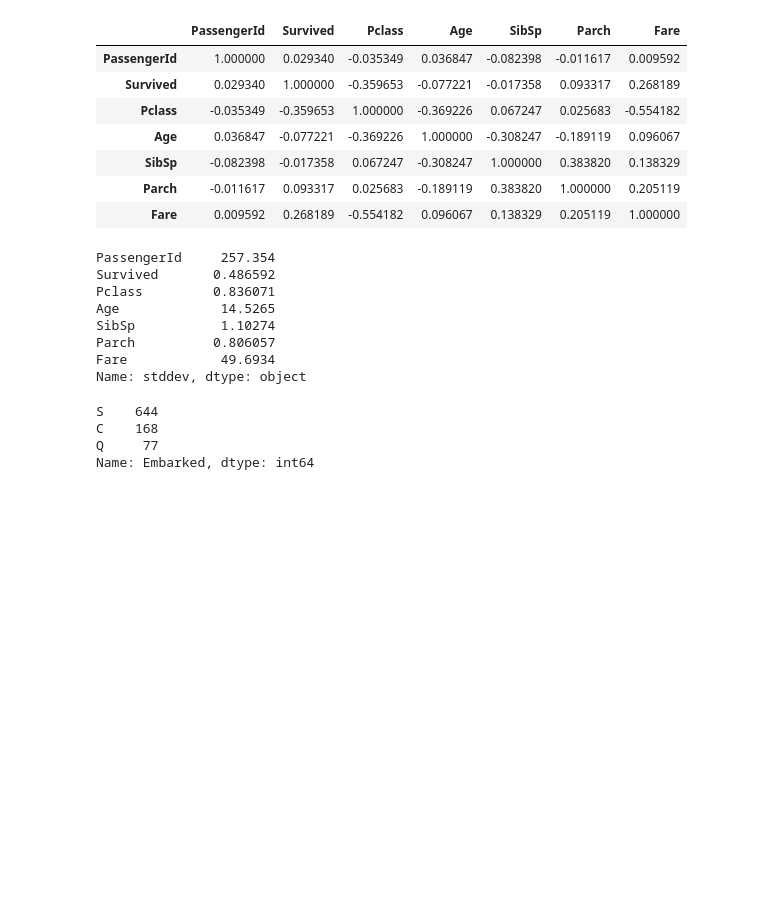
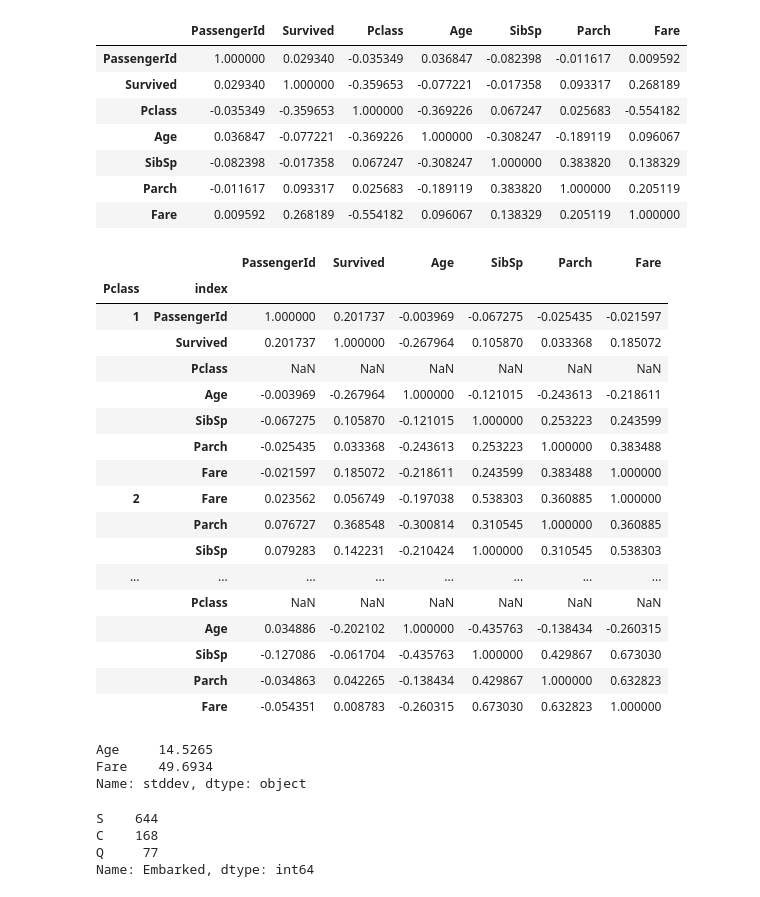
Before and after one commit to dvgodoy/handyspark, a Jupyter notebook: notebooks/Exploring Titanic.ipynb, the cells around one changed output. Drawn from its saved outputs; the diff is of its cells as text; code cells hidden in the pictures; blank space fills up the shorter version.

```diff
--- a/notebooks/Exploring Titanic.ipynb
+++ b/notebooks/Exploring Titanic.ipynb
@@ -127,16 +115,32 @@ hdf.cols[hdf.cols.numerical].corr()
 | SibSp | -0.082398 | -0.017358 | 0.067247 | -0.308247 | 1.000000 | 0.383820 | 0.138329 |
 | Parch | -0.011617 | 0.093317 | 0.025683 | -0.189119 | 0.383820 | 1.000000 | 0.205119 |
 | Fare | 0.009592 | 0.268189 | -0.554182 | 0.096067 | 0.138329 | 0.205119 | 1.000000 |
+# %%
+hdf.stratify(['Pclass']).cols[:].corr()
+# %% [output]
+|  |  | PassengerId | Survived | Age | SibSp | Parch | Fare |
+| Pclass | index |  |  |  |  |  |  |
+| 1 | PassengerId | 1.000000 | 0.201737 | -0.003969 | -0.067275 | -0.025435 | -0.021597 |
+|  | Survived | 0.201737 | 1.000000 | -0.267964 | 0.105870 | 0.033368 | 0.185072 |
+|  | Pclass | NaN | NaN | NaN | NaN | NaN | NaN |
+|  | Age | -0.003969 | -0.267964 | 1.000000 | -0.121015 | -0.243613 | -0.218611 |
+|  | SibSp | -0.067275 | 0.105870 | -0.121015 | 1.000000 | 0.253223 | 0.243599 |
+|  | Parch | -0.025435 | 0.033368 | -0.243613 | 0.253223 | 1.000000 | 0.383488 |
+|  | Fare | -0.021597 | 0.185072 | -0.218611 | 0.243599 | 0.383488 | 1.000000 |
+| 2 | Fare | 0.023562 | 0.056749 | -0.197038 | 0.538303 | 0.360885 | 1.000000 |
+|  | Parch | 0.076727 | 0.368548 | -0.300814 | 0.310545 | 1.000000 | 0.360885 |
+|  | SibSp | 0.079283 | 0.142231 | -0.210424 | 1.000000 | 0.310545 | 0.538303 |
+| ... | ... | ... | ... | ... | ... | ... | ... |
+|  | Pclass | NaN | NaN | NaN | NaN | NaN | NaN |
+|  | Age | 0.034886 | -0.202102 | 1.000000 | -0.435763 | -0.138434 | -0.260315 |
+|  | SibSp | -0.127086 | -0.061704 | -0.435763 | 1.000000 | 0.429867 | 0.673030 |
+|  | Parch | -0.034863 | 0.042265 | -0.138434 | 0.429867 | 1.000000 | 0.632823 |
+|  | Fare | -0.054351 | 0.008783 | -0.260315 | 0.673030 | 0.632823 | 1.000000 |
 # %%
-hdf.cols[:].stddev()
+hdf.cols[['Age', 'Fare']].stddev()
 # %% [output]
-PassengerId     257.354
-Survived       0.486592
-Pclass         0.836071
-Age             14.5265
-SibSp           1.10274
-Parch          0.806057
-Fare            49.6934
+Age     14.5265
+Fare    49.6934
 Name: stddev, dtype: object
 # %%
 hdf.cols['Embarked'].value_counts()
```
Also changed, not shown: parts of 13 cells of this notebook, 4 other files.
